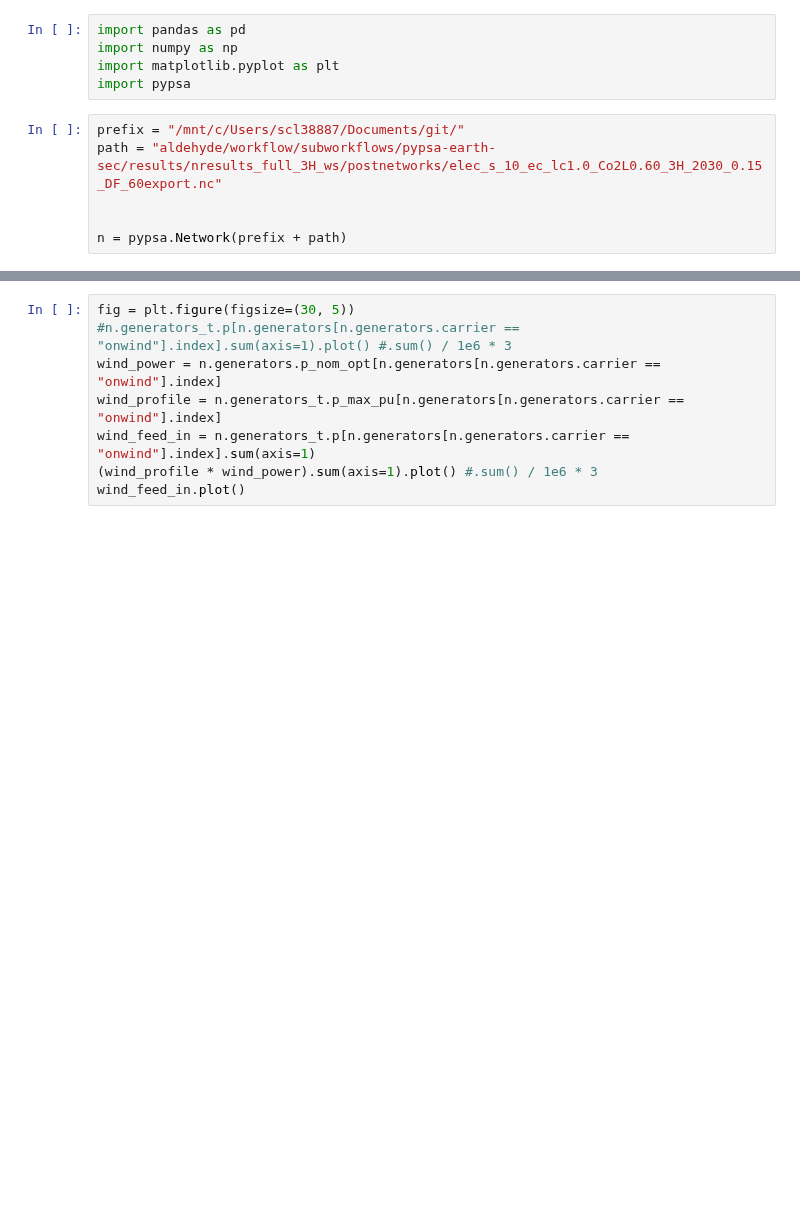
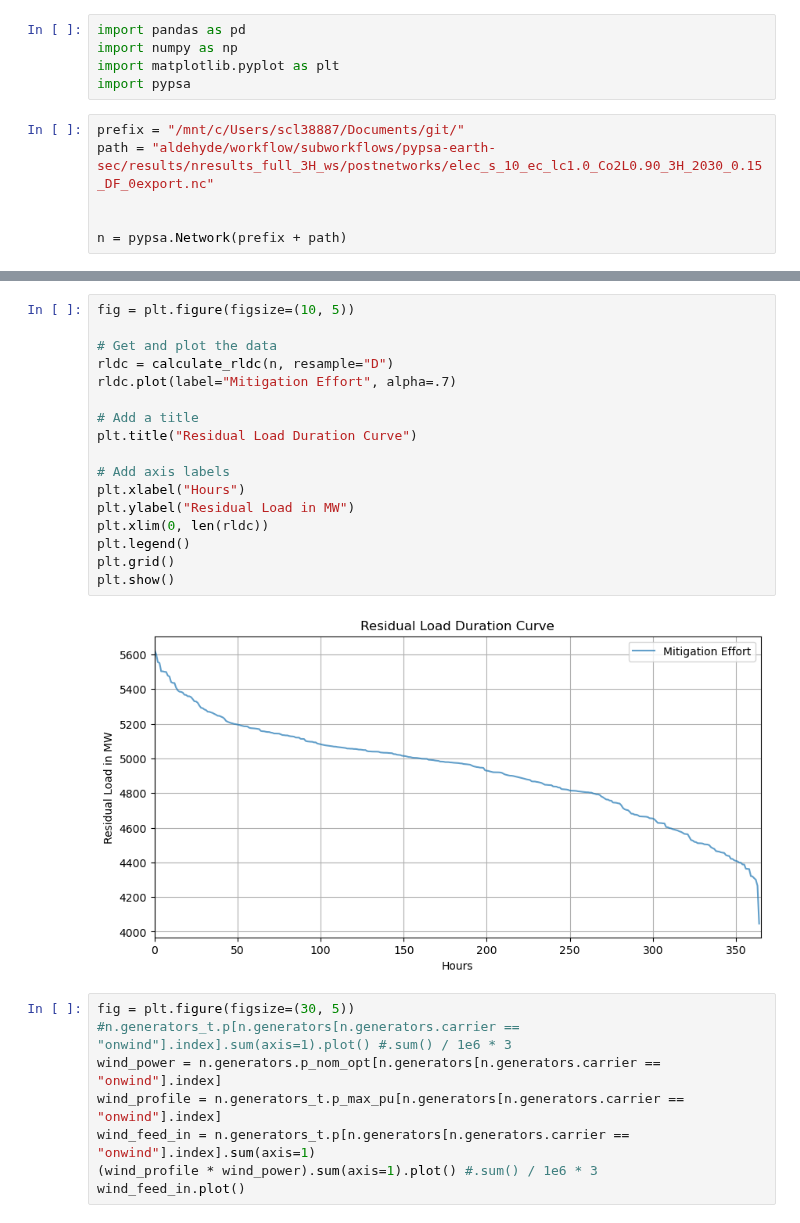
Before and after one commit to energyLS/aldehyde, a Jupyter notebook: workflow/notebooks/plot_rldc.ipynb, the cells around one changed output, grey strips where cells are left out. Drawn from its saved outputs; the diff is of its cells as text; blank space fills up the shorter version.

```diff
--- a/workflow/notebooks/plot_rldc.ipynb
+++ b/workflow/notebooks/plot_rldc.ipynb
@@ -9,7 +9,7 @@ import matplotlib.pyplot as plt
 import pypsa
 # %%
 prefix = "/mnt/c/Users/scl38887/Documents/git/"
-path = "aldehyde/workflow/subworkflows/pypsa-earth-sec/results/nresults_full_3H_ws/postnetworks/elec_s_10_ec_lc1.0_Co2L0.60_3H_2030_0.15_DF_60export.nc"
+path = "aldehyde/workflow/subworkflows/pypsa-earth-sec/results/nresults_full_3H_ws/postnetworks/elec_s_10_ec_lc1.0_Co2L0.90_3H_2030_0.15_DF_0export.nc"
 
 
 n = pypsa.Network(prefix + path)
@@ -35,3 +86,22 @@ n.loads_t.p_set[n.loads[n.loads.carrier == "AC"].index].sum(axis=1).plot() #.sum
+# %%
+fig = plt.figure(figsize=(10, 5))
+
+# Get and plot the data
+rldc = calculate_rldc(n, resample="D")
+rldc.plot(label="Mitigation Effort", alpha=.7)
+
+# Add a title
+plt.title("Residual Load Duration Curve")
+
+# Add axis labels
+plt.xlabel("Hours")
+plt.ylabel("Residual Load in MW")
+plt.xlim(0, len(rldc))
+plt.legend()
+plt.grid()
+plt.show()
+# %% [output]
+[figure, added]
 # %%
 fig = plt.figure(figsize=(30, 5))
 #n.generators_t.p[n.generators[n.generators.carrier == "onwind"].index].sum(axis=1).plot() #.sum() / 1e6 * 3
```
Also changed, not shown: parts of 8 cells of this notebook.
